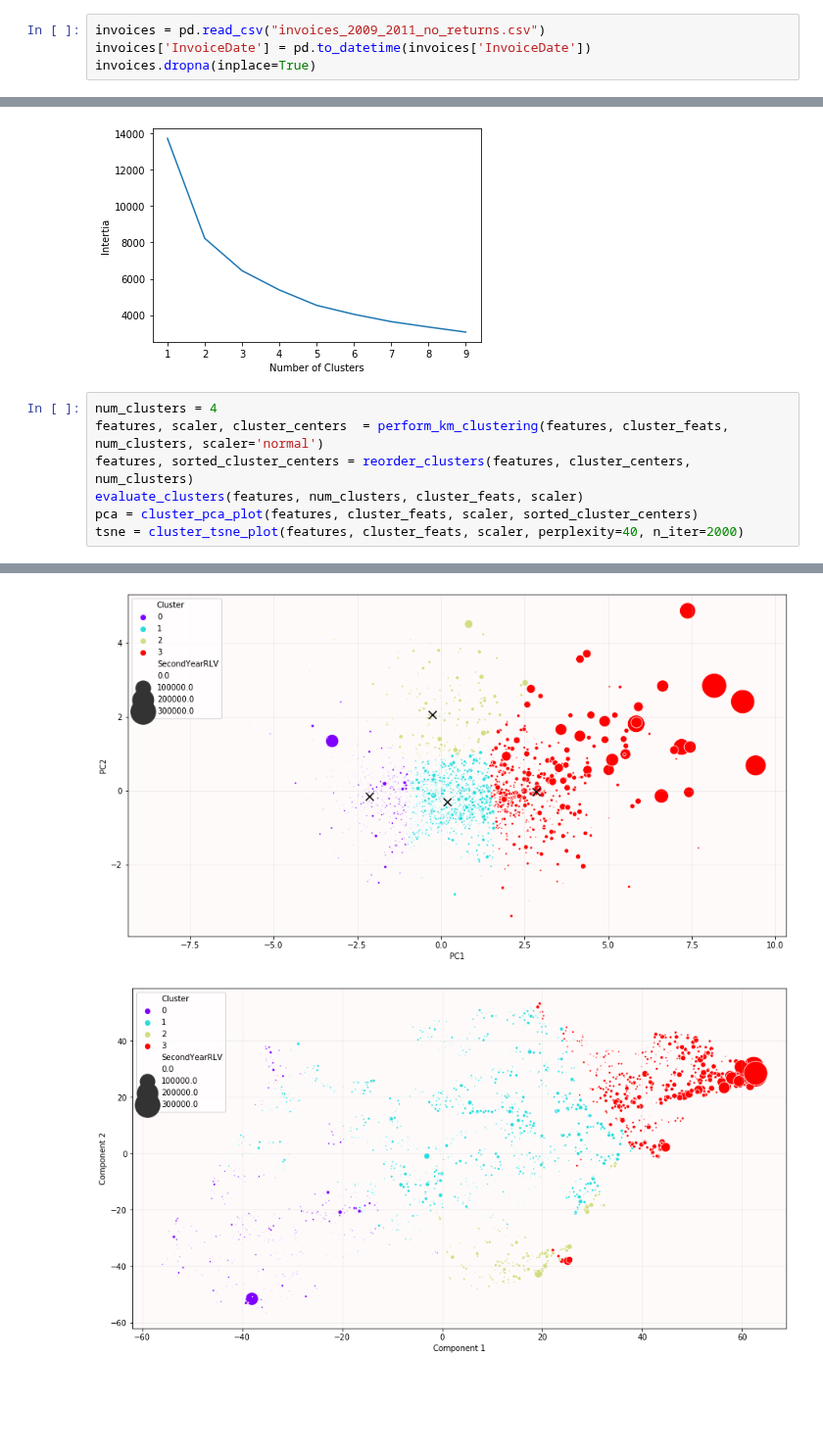
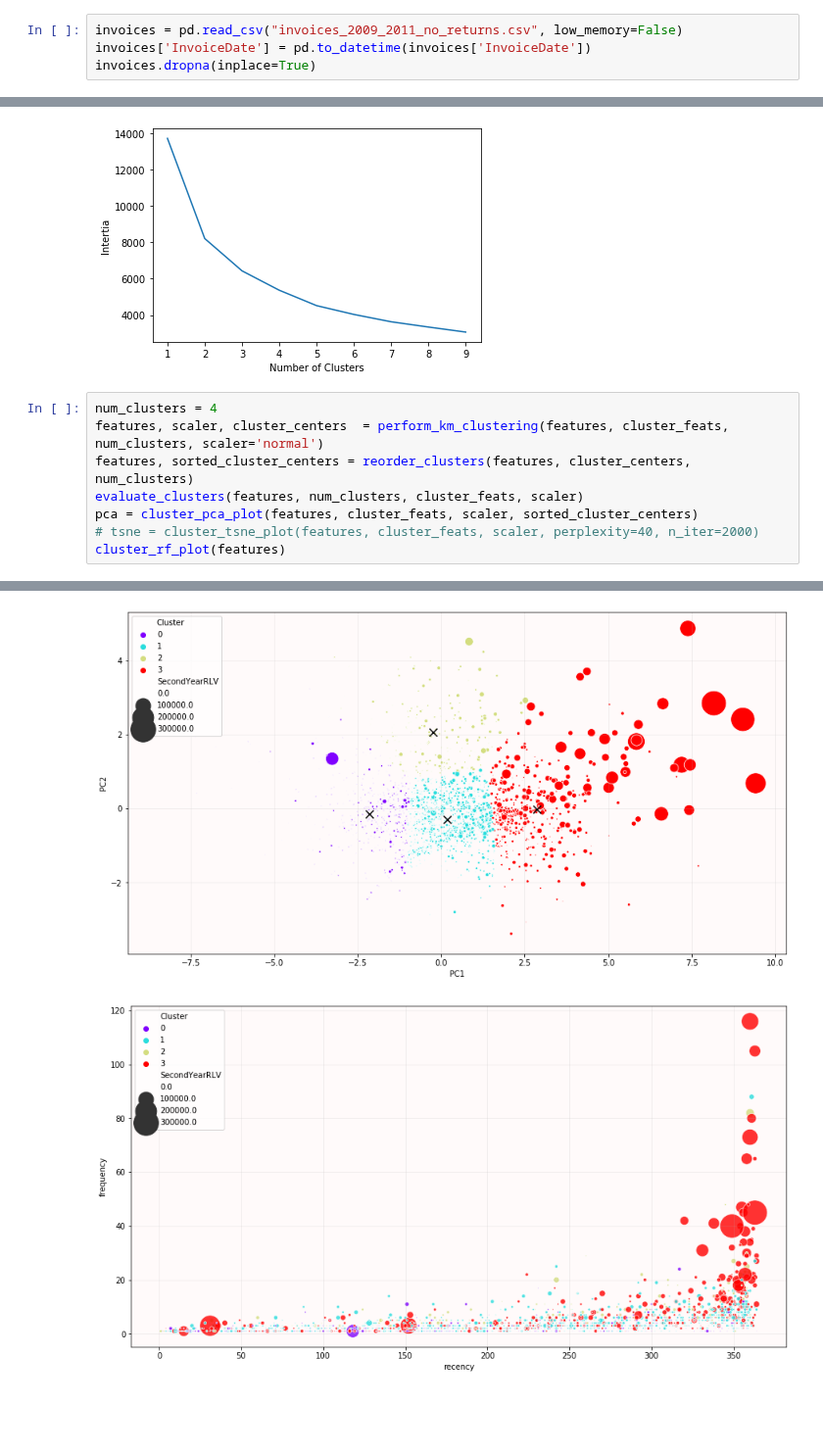
Before and after one commit to W-Tran/Online-Retail, a Jupyter notebook: clustering_daily.ipynb, the cells around one changed output, grey strips where cells are left out. Shown at 98% size. Cells and saved outputs as stored; diff of their text form.

```diff
--- a/clustering_daily.ipynb
+++ b/clustering_daily.ipynb
@@ -14,7 +14,7 @@ from sklearn.metrics import pairwise_distances_argmin_min
 %load_ext autoreload
 %autoreload 2
 # %%
-invoices = pd.read_csv("invoices_2009_2011_no_returns.csv")
+invoices = pd.read_csv("invoices_2009_2011_no_returns.csv", low_memory=False)
 invoices['InvoiceDate'] = pd.to_datetime(invoices['InvoiceDate'])
 invoices.dropna(inplace=True)
 # %%
@@ -162,5 +164,6 @@ features, scaler, cluster_centers  = perform_km_clustering(features, cluster_fea
 features, sorted_cluster_centers = reorder_clusters(features, cluster_centers, num_clusters)
 evaluate_clusters(features, num_clusters, cluster_feats, scaler)
 pca = cluster_pca_plot(features, cluster_feats, scaler, sorted_cluster_centers)
-tsne = cluster_tsne_plot(features, cluster_feats, scaler, perplexity=40, n_iter=2000)
+# tsne = cluster_tsne_plot(features, cluster_feats, scaler, perplexity=40, n_iter=2000)
+cluster_rf_plot(features)
 # %% [output]
@@ -180,5 +183,5 @@ Total explained variance: 0.9104361539474203
-[figure, old version]
+[figure, new version]
-[figure, old version]
+[figure, new version]
 # %% [markdown]
 <br>
 <br>
```
Also changed, not shown: parts of 10 cells of this notebook.
